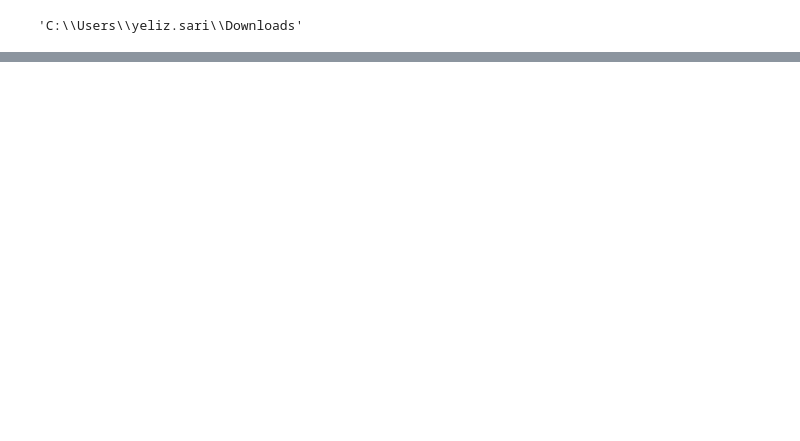
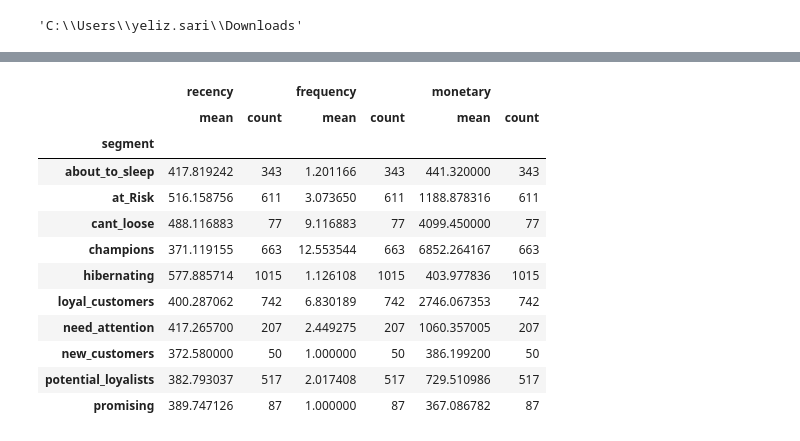
Before and after one commit to yelizsari/rfm_segmentation, a Jupyter notebook: RFM_segmentation (1).ipynb, the cells around one changed output, grey strips where cells are left out. Drawn from its saved outputs; the diff is of its cells as text; code cells hidden in the pictures; blank space fills up the shorter version.

```diff
--- a/RFM_segmentation (1).ipynb
+++ b/RFM_segmentation (1).ipynb
@@ -96,0 +124,4 @@ TypeError: unsupported operand type(s) for -: 'str' and 'str'
+# %%
+rfm['recency_score']  = pd.qcut(rfm['recency'], 5, [5, 4, 3, 2, 1])
+rfm['frequency_score']  = pd.qcut(rfm['frequency'].rank(method="first"), 5, [1, 2, 3, 4, 5])
+rfm['monetary_score']  = pd.qcut(rfm['monetary'], 5, [1, 2, 3, 4, 5])
@@ -96,0 +138,3 @@ TypeError: unsupported operand type(s) for -: 'str' and 'str'
+# %%
+rfm['RFM_SCORE'] = (rfm['recency_score'].astype(str) +
+                    rfm['frequency_score'].astype(str))
@@ -96,0 +151,16 @@ TypeError: unsupported operand type(s) for -: 'str' and 'str'
+# %%
+seg_map = {
+    r'[1-2][1-2]': 'hibernating',
+    r'[1-2][3-4]': 'at_Risk',
+    r'[1-2]5': 'cant_loose',
+    r'3[1-2]': 'about_to_sleep',
+    r'33': 'need_attention',
+    r'[3-4][4-5]': 'loyal_customers',
+    r'41': 'promising',
+    r'51': 'new_customers',
+    r'[4-5][2-3]': 'potential_loyalists',
+    r'5[4-5]': 'champions'
+}
+# %%
+rfm['segment'] = rfm['RFM_SCORE'].replace(seg_map, regex=True)
+rfm.head()
@@ -96,0 +175,16 @@ TypeError: unsupported operand type(s) for -: 'str' and 'str'
+# %%
+rfm[["segment","recency","frequency","monetary"]].groupby("segment").agg(["mean", "count" ])
+# %% [output]
+|  | recency |  | frequency |  | monetary |  |
+|  | mean | count | mean | count | mean | count |
+| segment |  |  |  |  |  |  |
+| about_to_sleep | 417.819242 | 343 | 1.201166 | 343 | 441.320000 | 343 |
+| at_Risk | 516.158756 | 611 | 3.073650 | 611 | 1188.878316 | 611 |
+| cant_loose | 488.116883 | 77 | 9.116883 | 77 | 4099.450000 | 77 |
+| champions | 371.119155 | 663 | 12.553544 | 663 | 6852.264167 | 663 |
+| hibernating | 577.885714 | 1015 | 1.126108 | 1015 | 403.977836 | 1015 |
+| loyal_customers | 400.287062 | 742 | 6.830189 | 742 | 2746.067353 | 742 |
+| need_attention | 417.265700 | 207 | 2.449275 | 207 | 1060.357005 | 207 |
+| new_customers | 372.580000 | 50 | 1.000000 | 50 | 386.199200 | 50 |
+| potential_loyalists | 382.793037 | 517 | 2.017408 | 517 | 729.510986 | 517 |
+| promising | 389.747126 | 87 | 1.000000 | 87 | 367.086782 | 87 |
```
Also changed, not shown: parts of 31 cells of this notebook.
